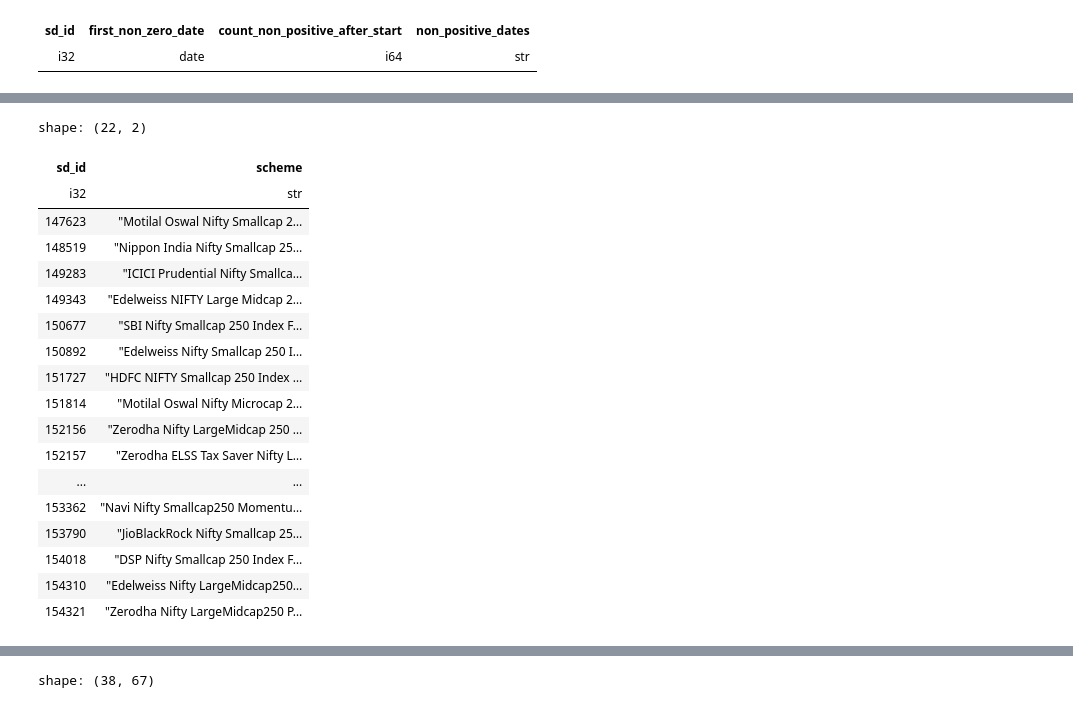
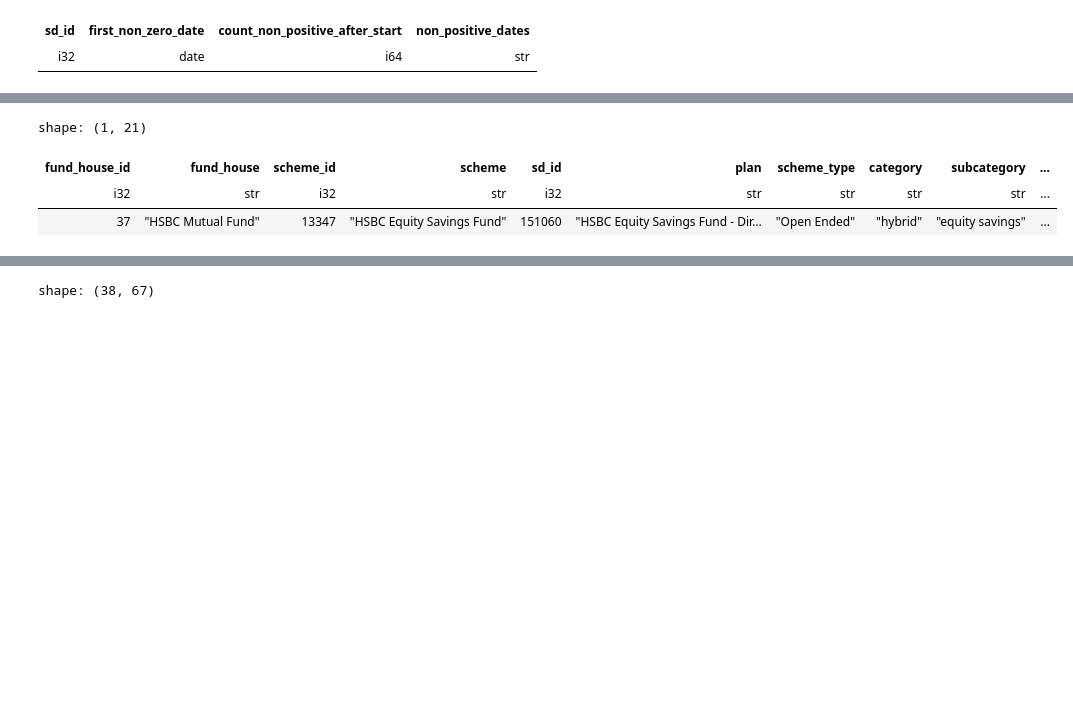
Before and after one commit to akashgurava/amfi, a Jupyter notebook: Start.ipynb, the cells around one changed output, grey strips where cells are left out. Saved outputs shown, nothing was run; the diff lists cells and outputs as text; code cells hidden in the pictures; blank space fills up the shorter version.

```diff
--- a/Start.ipynb
+++ b/Start.ipynb
@@ -285,33 +285,18 @@ shape: (2, 10)
 # %%
 conn.execute(
     """
-    SELECT sd_id, scheme
+    SELECT *
     FROM plans
     WHERE TRUE
         -- AND sd_id in (151727)
-        AND scheme ILIKE '%250%index%'
+        AND scheme ILIKE 'hsbc%equ%'
     """
 ).pl().show(25)
 # %% [output]
-shape: (22, 2)
+shape: (1, 21)
-| sd_id | scheme |
-| i32 | str |
-| 147623 | "Motilal Oswal Nifty Smallcap 2… |
-| 148519 | "Nippon India Nifty Smallcap 25… |
-| 149283 | "ICICI Prudential Nifty Smallca… |
-| 149343 | "Edelweiss NIFTY Large Midcap 2… |
-| 150677 | "SBI Nifty Smallcap 250 Index F… |
-| 150892 | "Edelweiss Nifty Smallcap 250 I… |
-| 151727 | "HDFC NIFTY Smallcap 250 Index … |
-| 151814 | "Motilal Oswal Nifty Microcap 2… |
-| 152156 | "Zerodha Nifty LargeMidcap 250 … |
-| 152157 | "Zerodha ELSS Tax Saver Nifty L… |
-| ... | ... |
-| 153362 | "Navi Nifty Smallcap250 Momentu… |
-| 153790 | "JioBlackRock Nifty Smallcap 25… |
-| 154018 | "DSP Nifty Smallcap 250 Index F… |
-| 154310 | "Edelweiss Nifty LargeMidcap250… |
-| 154321 | "Zerodha Nifty LargeMidcap250 P… |
+| fund_house_id | fund_house | scheme_id | scheme | sd_id | plan | scheme_type | category | subcategory | ... |
+| i32 | str | i32 | str | i32 | str | str | str | str | ... |
+| 37 | "HSBC Mutual Fund" | 13347 | "HSBC Equity Savings Fund" | 151060 | "HSBC Equity Savings Fund - Dir… | "Open Ended" | "hybrid" | "equity savings" | ... |
 # %%
 conn.execute(
     """
```
Also changed, not shown: parts of 10 cells of this notebook, 33 other files.
